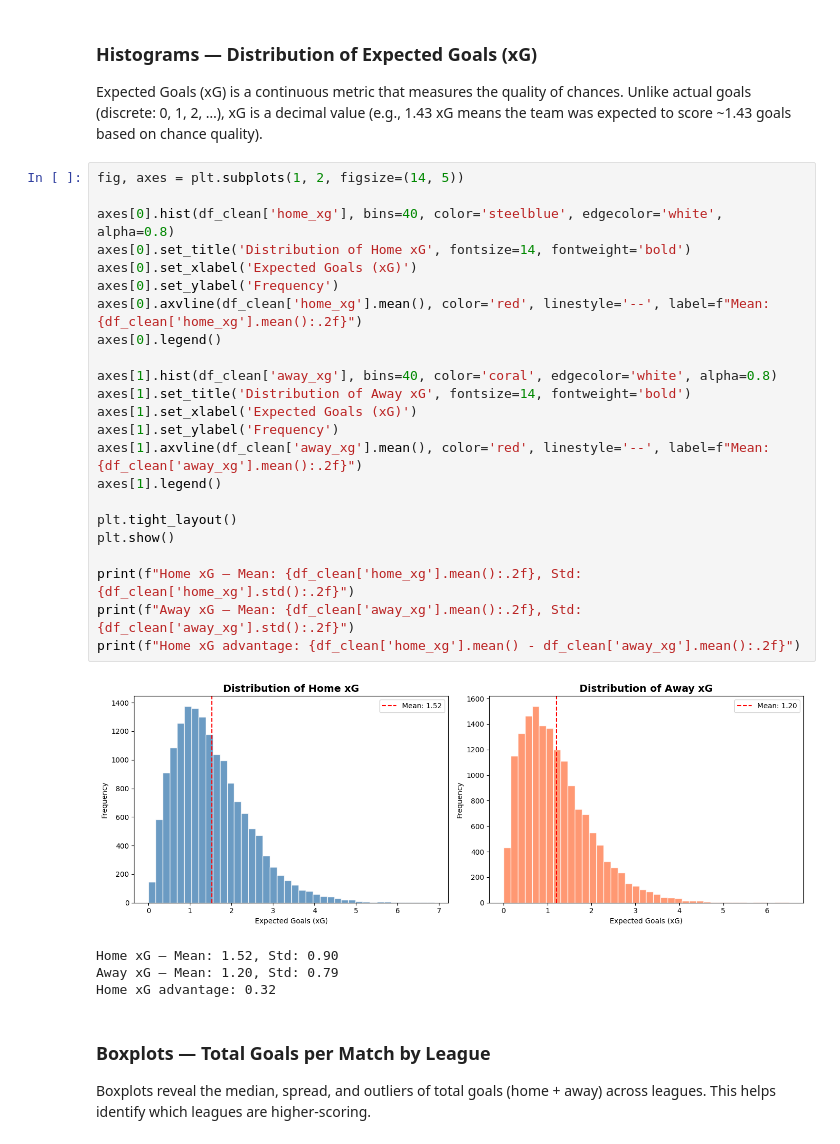
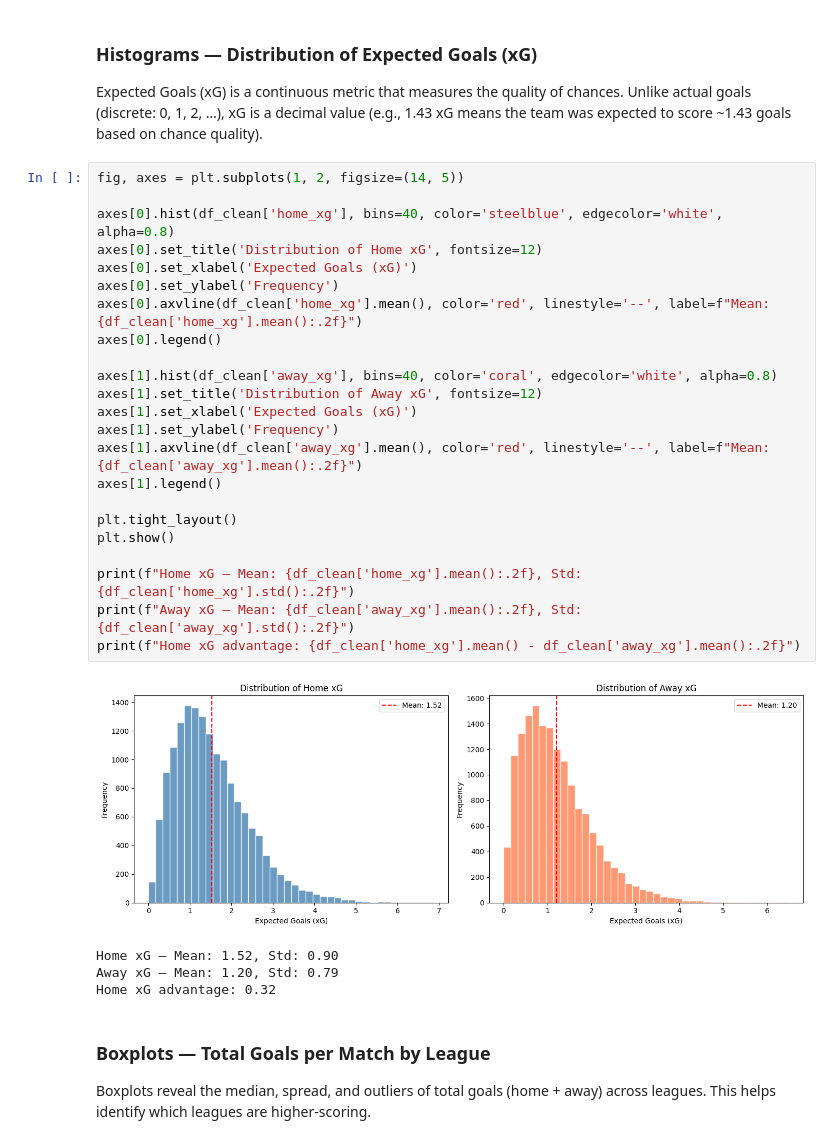
Before and after one commit to magrimuc/prj-2-eda-sql-football-matches-statistics, a Jupyter notebook: octavian_notebook.ipynb, the cells around one changed output. Saved outputs shown, nothing was run; the diff lists cells and outputs as text.

```diff
--- a/octavian_notebook.ipynb
+++ b/octavian_notebook.ipynb
@@ -581,28 +581,28 @@ Expected Goals (xG) is a continuous metric that measures the quality of chances.
 # %%
 fig, axes = plt.subplots(1, 2, figsize=(14, 5))
 
 axes[0].hist(df_clean['home_xg'], bins=40, color='steelblue', edgecolor='white', alpha=0.8)
-axes[0].set_title('Distribution of Home xG', fontsize=14, fontweight='bold')
+axes[0].set_title('Distribution of Home xG', fontsize=12)
 axes[0].set_xlabel('Expected Goals (xG)')
 axes[0].set_ylabel('Frequency')
 axes[0].axvline(df_clean['home_xg'].mean(), color='red', linestyle='--', label=f"Mean: {df_clean['home_xg'].mean():.2f}")
 axes[0].legend()
 
 axes[1].hist(df_clean['away_xg'], bins=40, color='coral', edgecolor='white', alpha=0.8)
-axes[1].set_title('Distribution of Away xG', fontsize=14, fontweight='bold')
+axes[1].set_title('Distribution of Away xG', fontsize=12)
 axes[1].set_xlabel('Expected Goals (xG)')
 axes[1].set_ylabel('Frequency')
 axes[1].axvline(df_clean['away_xg'].mean(), color='red', linestyle='--', label=f"Mean: {df_clean['away_xg'].mean():.2f}")
 axes[1].legend()
 
 plt.tight_layout()
 plt.show()
 
 print(f"Home xG — Mean: {df_clean['home_xg'].mean():.2f}, Std: {df_clean['home_xg'].std():.2f}")
 print(f"Away xG — Mean: {df_clean['away_xg'].mean():.2f}, Std: {df_clean['away_xg'].std():.2f}")
 print(f"Home xG advantage: {df_clean['home_xg'].mean() - df_clean['away_xg'].mean():.2f}")
 # %% [output]
-[figure, old version]
+[figure, new version]
 Home xG — Mean: 1.52, Std: 0.90
 Away xG — Mean: 1.20, Std: 0.79
 Home xG advantage: 0.32
```
Also changed, not shown: parts of 1 cell of this notebook.
